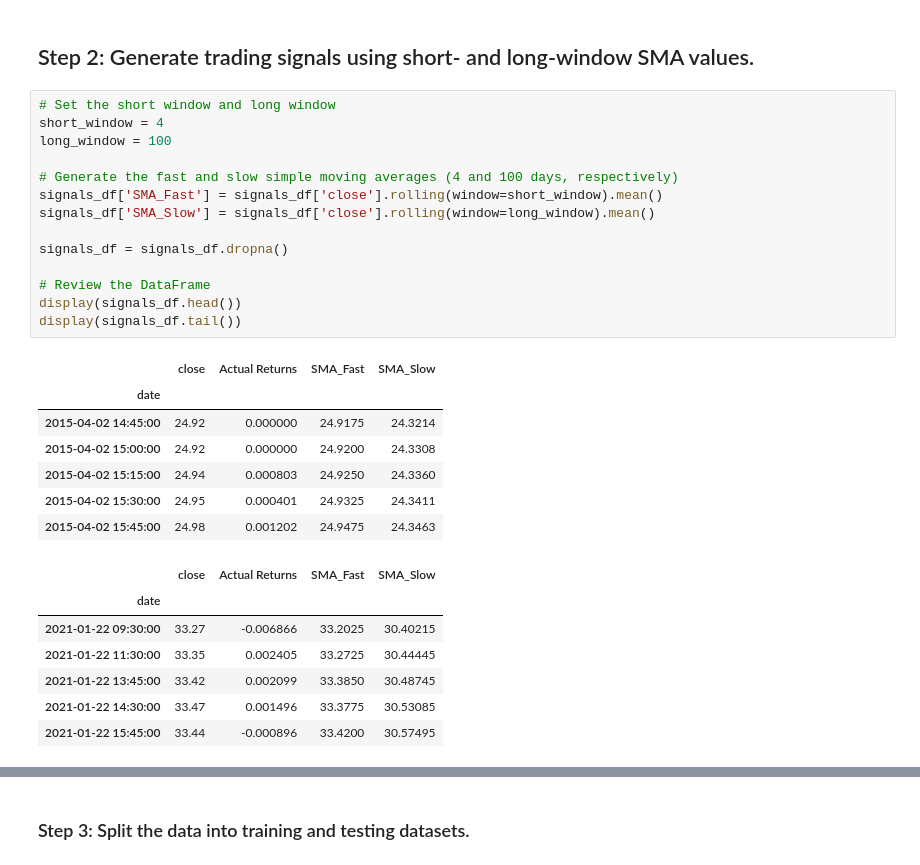
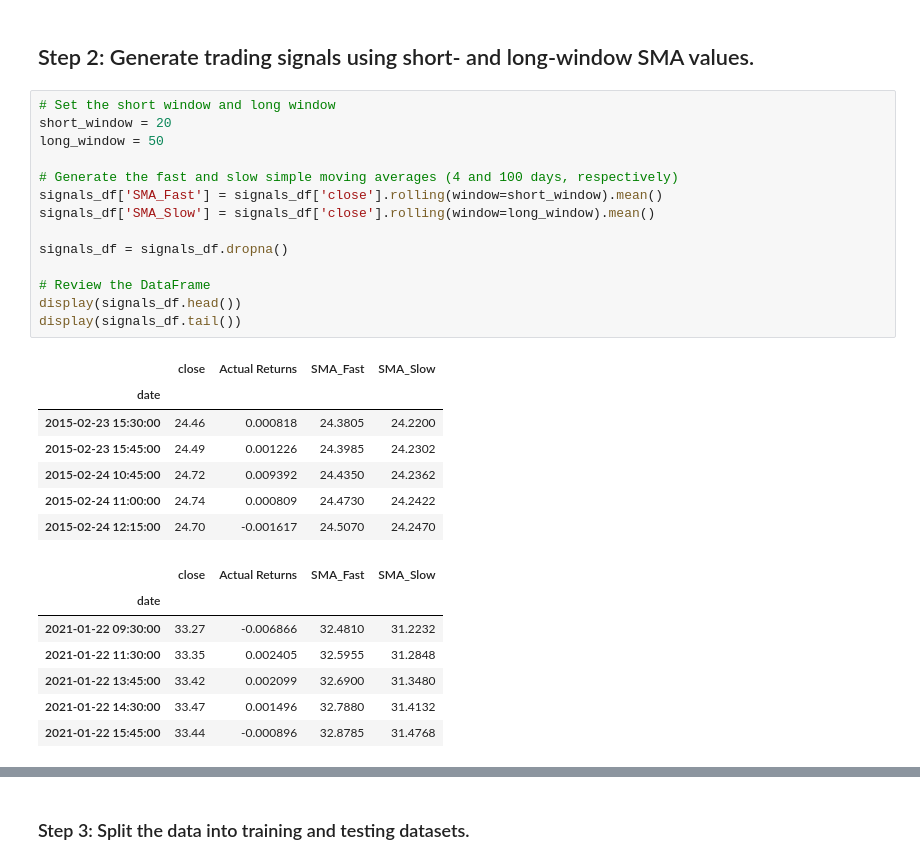
Before and after one commit to chaimkriger/Challenge_14, a Jupyter notebook: Starter_Code/machine_learning_trading_bot.ipynb, the cells around one changed output, grey strips where cells are left out. Drawn from its saved outputs; the diff is of its cells as text.

```diff
--- a/Starter_Code/machine_learning_trading_bot.ipynb
+++ b/Starter_Code/machine_learning_trading_bot.ipynb
@@ -139,33 +139,33 @@ display(signals_df.tail())
 ## Step 2: Generate trading signals using short- and long-window SMA values.
 # %%
 # Set the short window and long window
-short_window = 4
-long_window = 100
+short_window = 20
+long_window = 50
 
 # Generate the fast and slow simple moving averages (4 and 100 days, respectively)
 signals_df['SMA_Fast'] = signals_df['close'].rolling(window=short_window).mean()
 signals_df['SMA_Slow'] = signals_df['close'].rolling(window=long_window).mean()
 
 signals_df = signals_df.dropna()
 
 # Review the DataFrame
 display(signals_df.head())
 display(signals_df.tail())
 # %% [output]
 |  | close | Actual Returns | SMA_Fast | SMA_Slow |
 | date |  |  |  |  |
-| 2015-04-02 14:45:00 | 24.92 | 0.000000 | 24.9175 | 24.3214 |
-| 2015-04-02 15:00:00 | 24.92 | 0.000000 | 24.9200 | 24.3308 |
-| 2015-04-02 15:15:00 | 24.94 | 0.000803 | 24.9250 | 24.3360 |
-| 2015-04-02 15:30:00 | 24.95 | 0.000401 | 24.9325 | 24.3411 |
-| 2015-04-02 15:45:00 | 24.98 | 0.001202 | 24.9475 | 24.3463 |
+| 2015-02-23 15:30:00 | 24.46 | 0.000818 | 24.3805 | 24.2200 |
+| 2015-02-23 15:45:00 | 24.49 | 0.001226 | 24.3985 | 24.2302 |
+| 2015-02-24 10:45:00 | 24.72 | 0.009392 | 24.4350 | 24.2362 |
+| 2015-02-24 11:00:00 | 24.74 | 0.000809 | 24.4730 | 24.2422 |
+| 2015-02-24 12:15:00 | 24.70 | -0.001617 | 24.5070 | 24.2470 |
 |  | close | Actual Returns | SMA_Fast | SMA_Slow |
 | date |  |  |  |  |
-| 2021-01-22 09:30:00 | 33.27 | -0.006866 | 33.2025 | 30.40215 |
-| 2021-01-22 11:30:00 | 33.35 | 0.002405 | 33.2725 | 30.44445 |
-| 2021-01-22 13:45:00 | 33.42 | 0.002099 | 33.3850 | 30.48745 |
-| 2021-01-22 14:30:00 | 33.47 | 0.001496 | 33.3775 | 30.53085 |
-| 2021-01-22 15:45:00 | 33.44 | -0.000896 | 33.4200 | 30.57495 |
+| 2021-01-22 09:30:00 | 33.27 | -0.006866 | 32.4810 | 31.2232 |
+| 2021-01-22 11:30:00 | 33.35 | 0.002405 | 32.5955 | 31.2848 |
+| 2021-01-22 13:45:00 | 33.42 | 0.002099 | 32.6900 | 31.3480 |
+| 2021-01-22 14:30:00 | 33.47 | 0.001496 | 32.7880 | 31.4132 |
+| 2021-01-22 15:45:00 | 33.44 | -0.000896 | 32.8785 | 31.4768 |
 # %%
 # Initialize the new Signal column
 signals_df['Signal'] = 0.0
```
Also changed, not shown: parts of 19 cells of this notebook, 2 other files.
